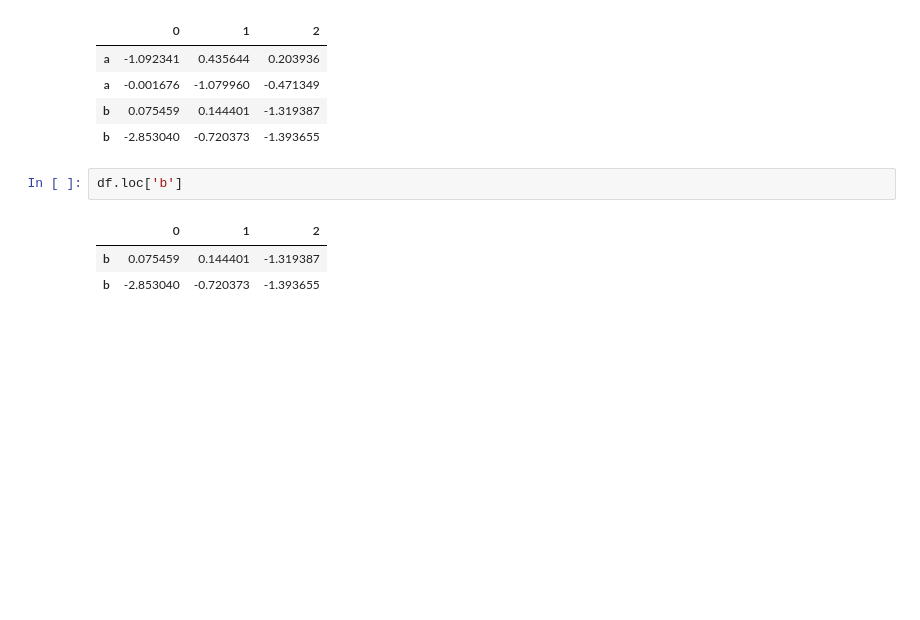
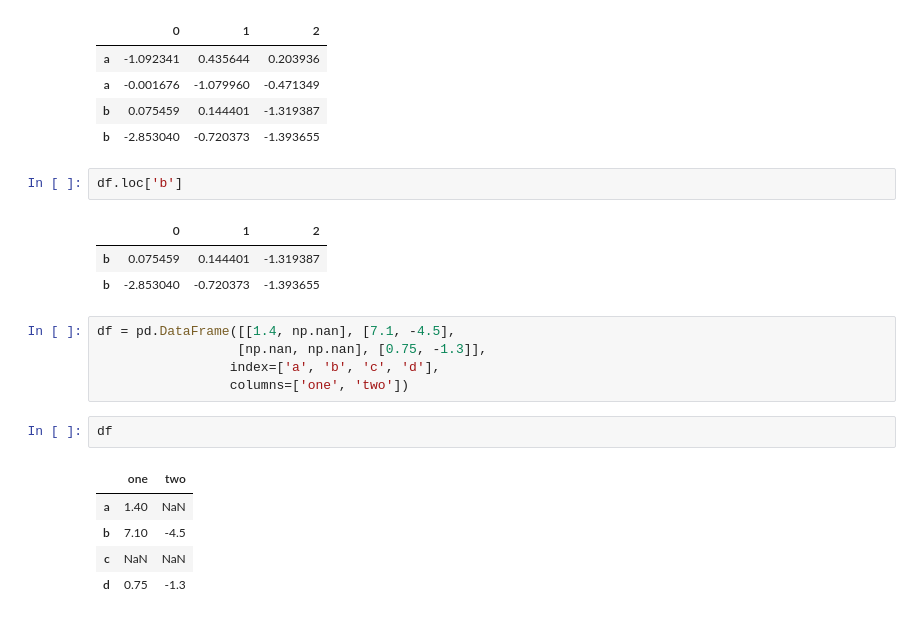
Before and after one commit to saliveja/pandas_study, a Jupyter notebook: python_for_data_analysis.ipynb, the cells around one changed output. Saved outputs shown, nothing was run; the diff lists cells and outputs as text; blank space fills up the shorter version.

```diff
--- a/python_for_data_analysis.ipynb
+++ b/python_for_data_analysis.ipynb
@@ -1248,3 +1248,16 @@ df.loc['b']
 |  | 0 | 1 | 2 |
 | b | 0.075459 | 0.144401 | -1.319387 |
 | b | -2.853040 | -0.720373 | -1.393655 |
+# %%
+df = pd.DataFrame([[1.4, np.nan], [7.1, -4.5],
+                  [np.nan, np.nan], [0.75, -1.3]],
+                 index=['a', 'b', 'c', 'd'],
+                 columns=['one', 'two'])
+# %%
+df
+# %% [output]
+|  | one | two |
+| a | 1.40 | NaN |
+| b | 7.10 | -4.5 |
+| c | NaN | NaN |
+| d | 0.75 | -1.3 |
```
Also changed, not shown: parts of 8 cells of this notebook.
